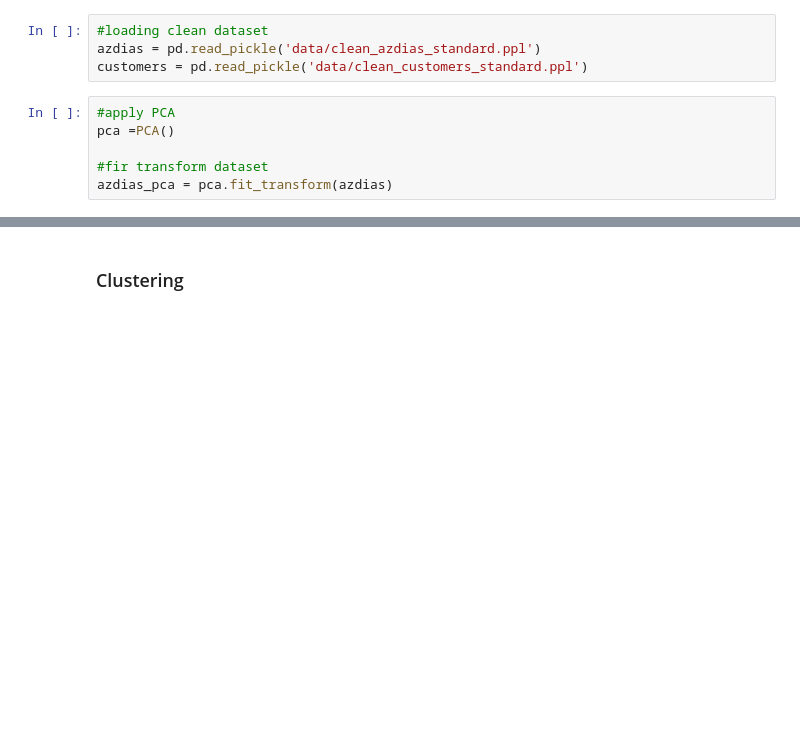
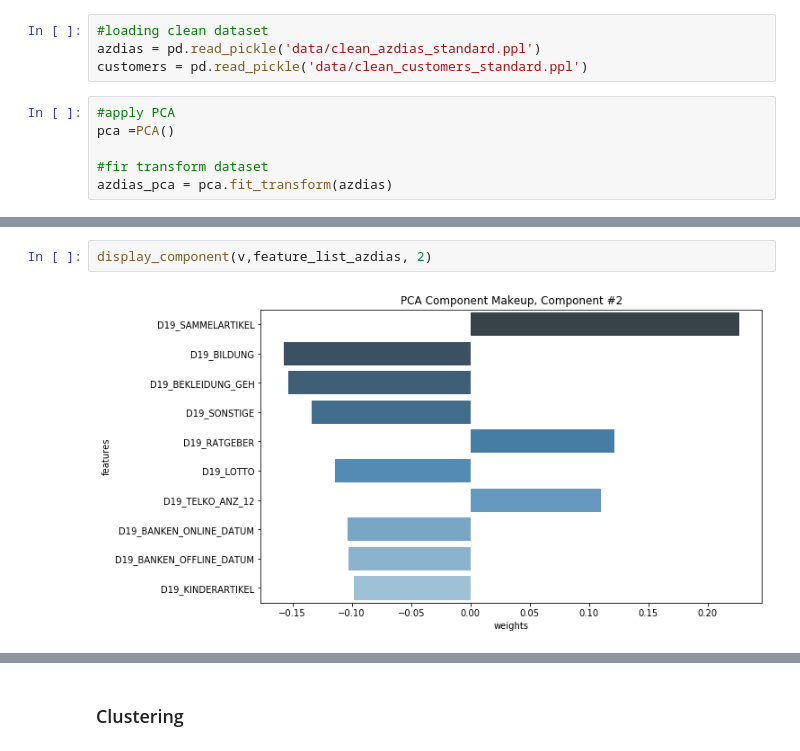
Before and after one commit to leedat152/Udacity_Arvato_Project, a Jupyter notebook: Arvato-Project-Workbook.ipynb, the cells around one changed output, grey strips where cells are left out. Cells and saved outputs as stored; diff of their text form; blank space fills up the shorter version.

```diff
--- a/Arvato-Project-Workbook.ipynb
+++ b/Arvato-Project-Workbook.ipynb
@@ -665,0 +728,4 @@ reduced_customers = reduce_data(customers)
+# %%
+display_component(v,feature_list_azdias, 2)
+# %% [output]
+[figure, added]
```
Also changed, not shown: parts of 59 cells of this notebook, 1 other file.
